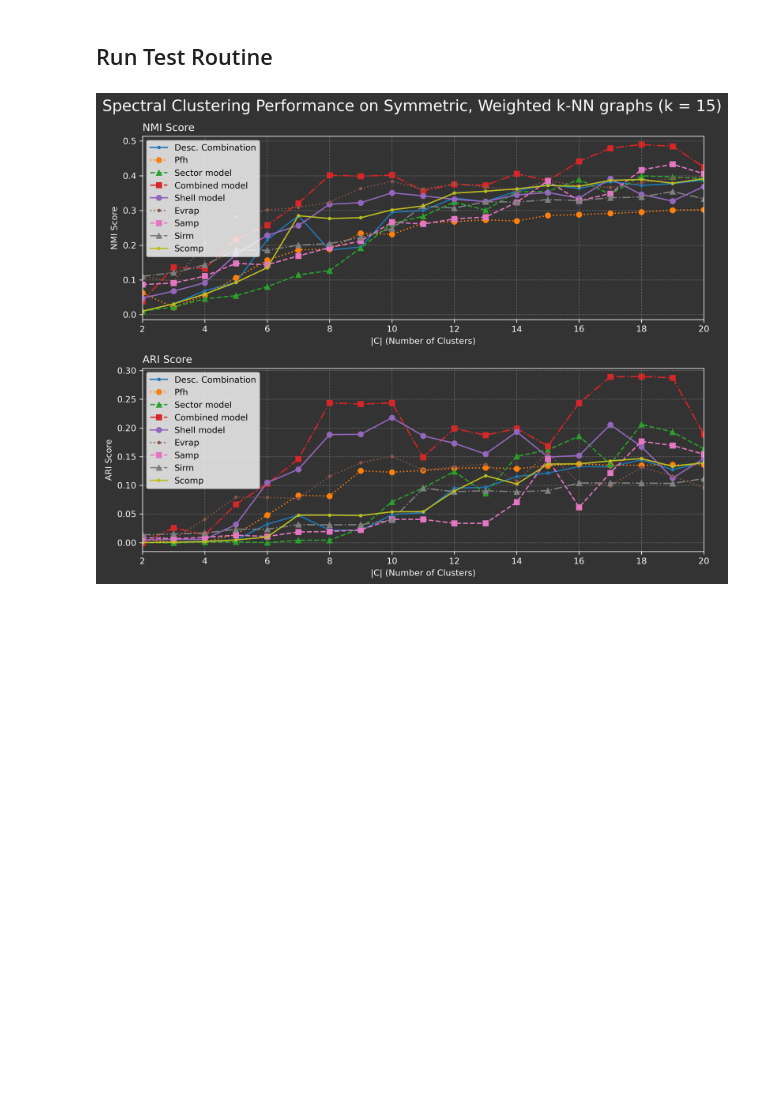
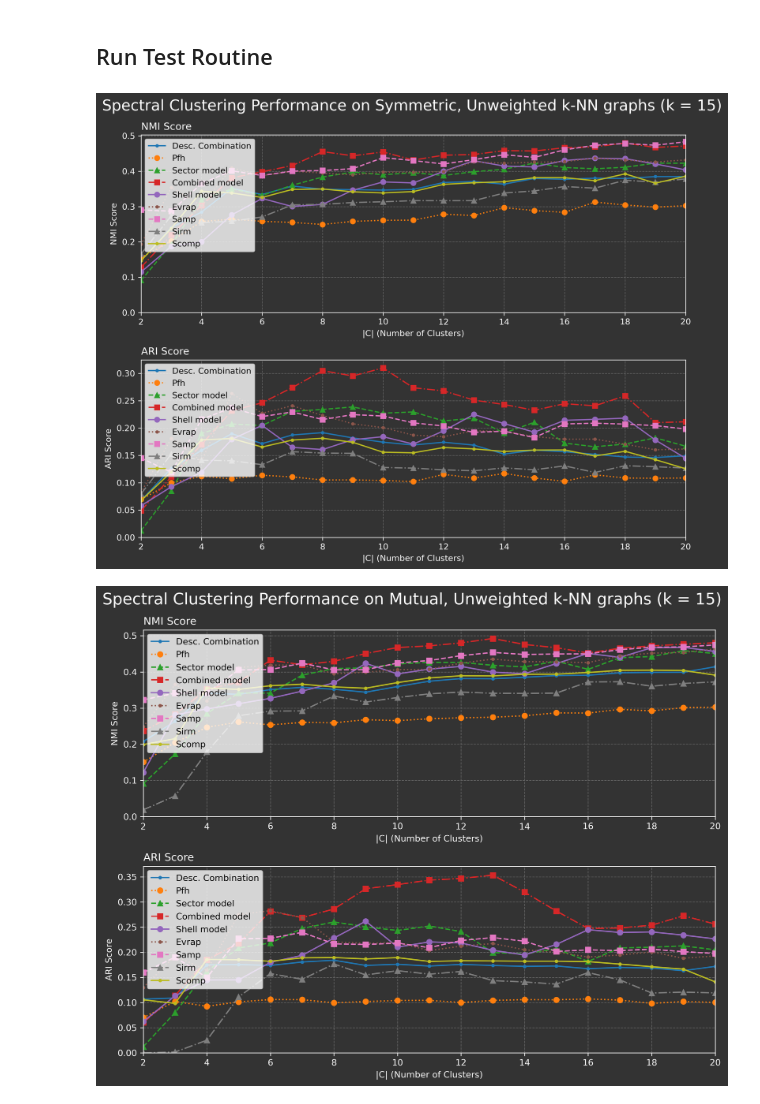
Before and after one commit to nicomu99/p1-repository, a Jupyter notebook: nmi_ari_test_routine.ipynb, the cells around one changed output. Drawn from its saved outputs; the diff is of its cells as text; code cells hidden in the pictures; blank space fills up the shorter version.

```diff
--- a/nmi_ari_test_routine.ipynb
+++ b/nmi_ari_test_routine.ipynb
@@ -50,21 +50,19 @@ plot_data_nmi_ari['cluster_size'] = []  # Add cluster size key
 
 cluster_size = range(2, 21)
 n_neighbors = 15
+mode = 'connectivity'
 for c in cluster_size:
     plot_data_nmi_ari['cluster_size'].append(c)
     for variant in knn_types:
         for descriptor in descriptors:
-            mode = 'distance'
             knn_graph = compute_knn(df, descriptor_list=descriptor, n_neighbors=n_neighbors, variant=variant, mode=mode)
 
             if mode == 'distance':
+                # for numerical stability
                 knn_graph += 1e-10
                 knn_graph = knn_graph / np.max(knn_graph)
                 sigma = 1.0  # Adjust sigma as needed
                 knn_graph = rbf_kernel(knn_graph, gamma=1 / (2 * sigma**2))
-
-                # for numerical stability
-
 
             spectral = SpectralClustering(
                     n_clusters=c,
@@ -79,26 +77,31 @@ for c in cluster_size:
             plot_data_nmi_ari[variant]['nmi']['_'.join(descriptor)].append(nmi)
             plot_data_nmi_ari[variant]['ari']['_'.join(descriptor)].append(ari)
 # %%
-# mutual or symmetric
-graph_type = "symmetric"
+weighted = ''
+if mode == 'distance':
+    weighted = 'weighted'
+else:
+    weighted = 'unweighted'
 # %%
-fig, axes = plt.subplots(2, 1, figsize=(10, 8), dpi=300)  # Example with a 2x2 grid of subplots
+for graph_type in ['symmetric', 'mutual']:
+    fig, axes = plt.subplots(2, 1, figsize=(10, 8), dpi=300)  # Example with a 2x2 grid of subplots
 
-plot_evaluation(axes[0], descriptors, plot_data_nmi_ari[graph_type]['nmi'], plot_data_nmi_ari['cluster_size'],
-                x_label='|C| (Number of Clusters)', y_label='NMI Score',
-                title='NMI Score')
+    plot_evaluation(axes[0], descriptors, plot_data_nmi_ari[graph_type]['nmi'], plot_data_nmi_ari['cluster_size'],
+                    x_label='|C| (Number of Clusters)', y_label='NMI Score',
+                    title='NMI Score')
 
-plot_evaluation(axes[1], descriptors, plot_data_nmi_ari[graph_type]['ari'], plot_data_nmi_ari['cluster_size'],
-                x_label='|C| (Number of Clusters)', y_label='ARI Score',
-                title='ARI Score')
+    plot_evaluation(axes[1], descriptors, plot_data_nmi_ari[graph_type]['ari'], plot_data_nmi_ari['cluster_size'],
+                    x_label='|C| (Number of Clusters)', y_label='ARI Score',
+                    title='ARI Score')
 
-fig.suptitle(f"Spectral Clustering Performance on {graph_type.capitalize()}, Weighted k-NN graphs (k = {n_neighbors})", color="white", fontsize=18, x=0.01, horizontalalignment="left")
+    fig.suptitle(f"Spectral Clustering Performance on {graph_type.capitalize()}, {weighted.capitalize()} k-NN graphs (k = {n_neighbors})", color="white", fontsize=18, x=0.01, horizontalalignment="left")
 
-# Set figure background and adjust layout
-fig.patch.set_facecolor('#333333')  # Dark grey background for the figure
-fig.tight_layout()  # Ensure subplots fit within the figure
+    # Set figure background and adjust layout
+    fig.patch.set_facecolor('#333333')  # Dark grey background for the figure
+    fig.tight_layout()  # Ensure subplots fit within the figure
 
-plt.savefig(f"weighted_{graph_type}_knn_nmi_ari_k{n_neighbors}.png")
-plt.show()
+    plt.savefig(f"{weighted}_{graph_type}_knn_nmi_ari_k{n_neighbors}.png")
+    plt.show()
 # %% [output]
-[figure, old version]
+[figure, new version]
+[figure, added]
```
